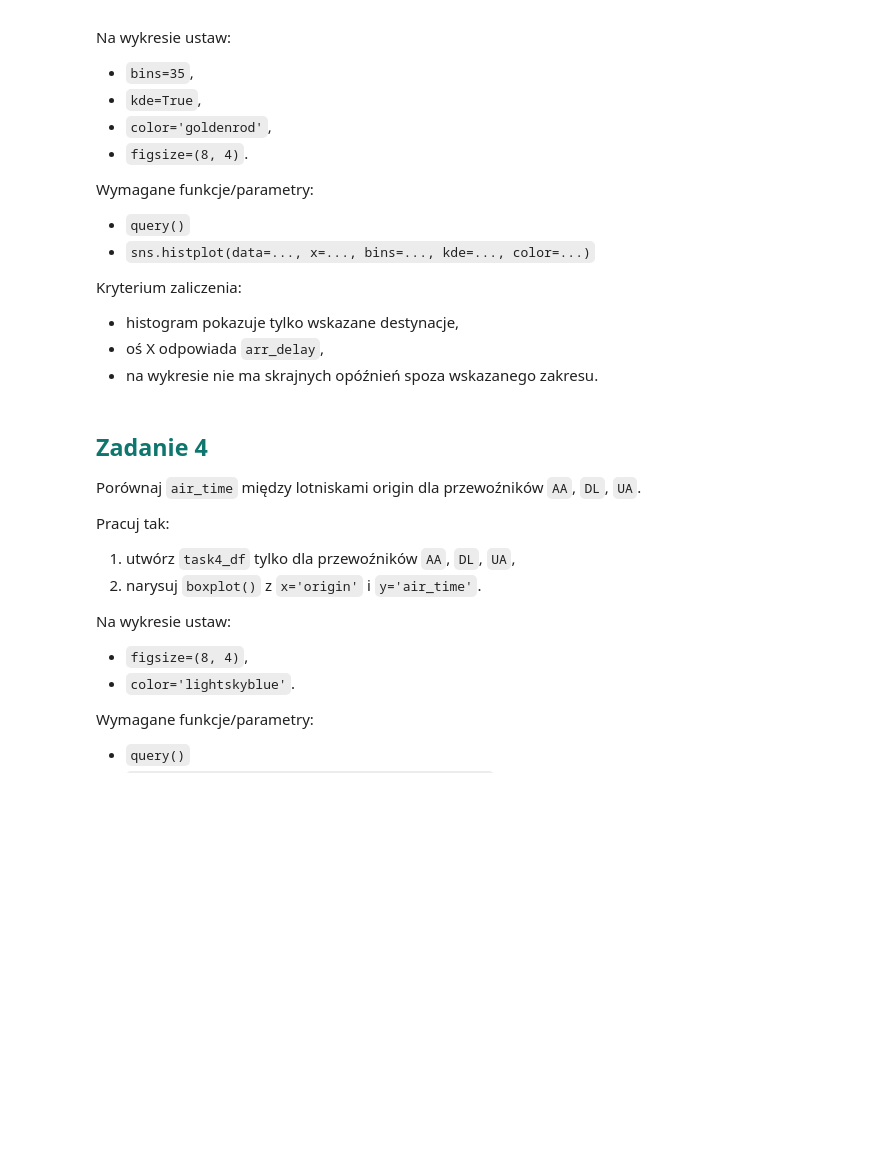
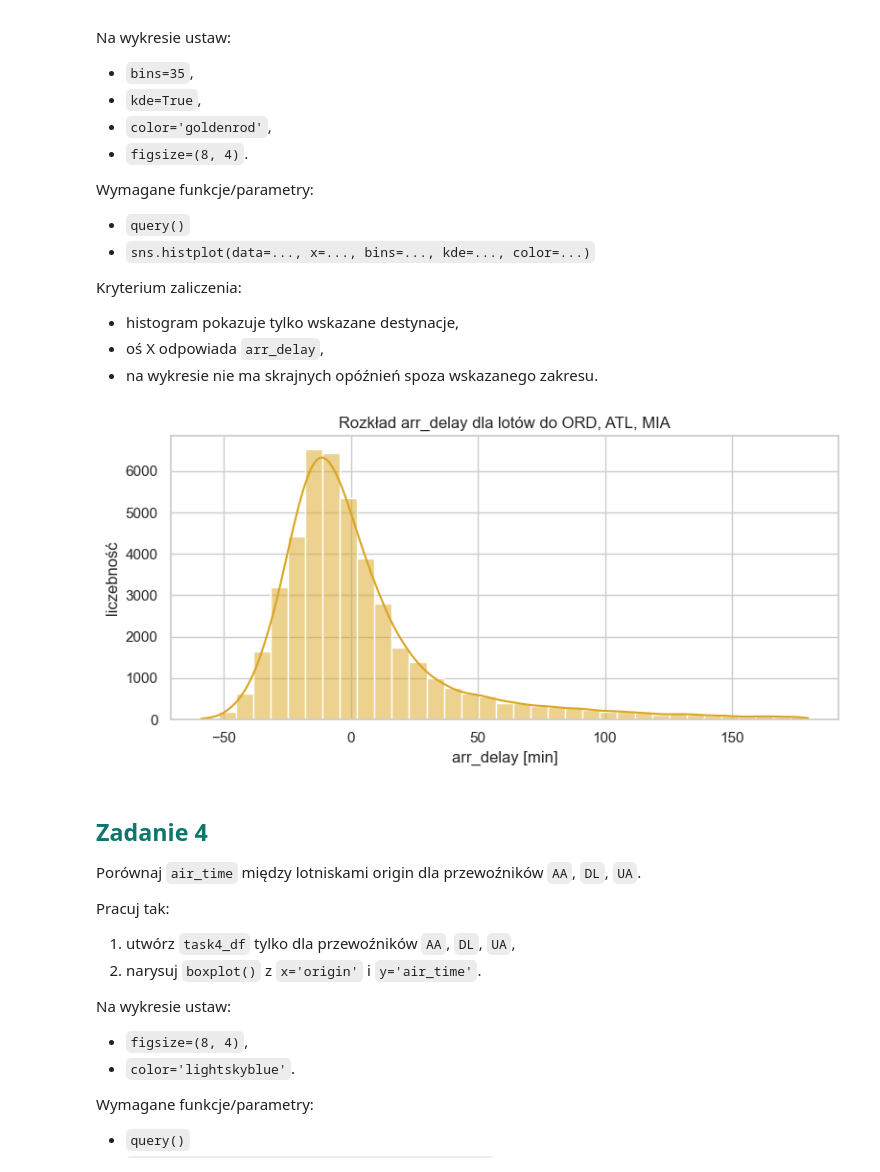
Before and after one commit to puznanski/AnalizaDanychPythonKurs, a Jupyter notebook: AnalizaDanychPython_Lekcja5.ipynb, the cells around one changed output. Cells and saved outputs as stored; diff of their text form; code cells hidden in the pictures; blank space fills up the shorter version.

```diff
--- a/AnalizaDanychPython_Lekcja5.ipynb
+++ b/AnalizaDanychPython_Lekcja5.ipynb
@@ -821,6 +850,17 @@ Kryterium zaliczenia:
 - na wykresie nie ma skrajnych opóźnień spoza wskazanego zakresu.
 # %%
 # tutaj dodaj swój kod
+task3_df = viz_df.query("dest in ['ORD', 'ATL', 'MIA'] and arr_delay >= -60 and arr_delay <= 180").copy()
+
+plt.figure(figsize=(8, 4))
+sns.histplot(data=task3_df, x='arr_delay', bins=35, kde=True, color='goldenrod')
+plt.title('Rozkład arr_delay dla lotów do ORD, ATL, MIA')
+plt.xlabel('arr_delay [min]')
+plt.ylabel('liczebność')
+plt.tight_layout()
+plt.show()
+# %% [output]
+[figure, added]
 # %% [markdown]
 ## <span style="color:#0f766e; font-weight:700;">Zadanie 4</span>
 
```
Also changed, not shown: parts of 16 cells of this notebook, 1 other file.
